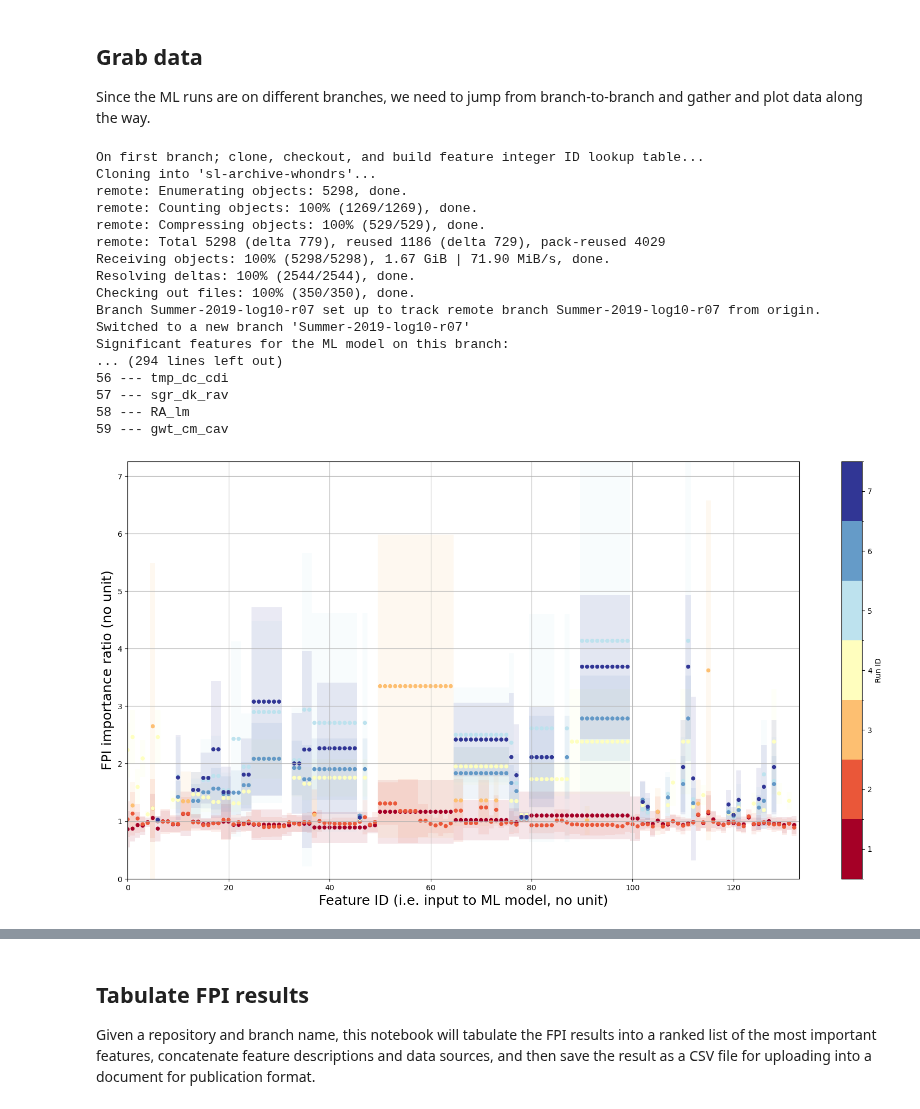
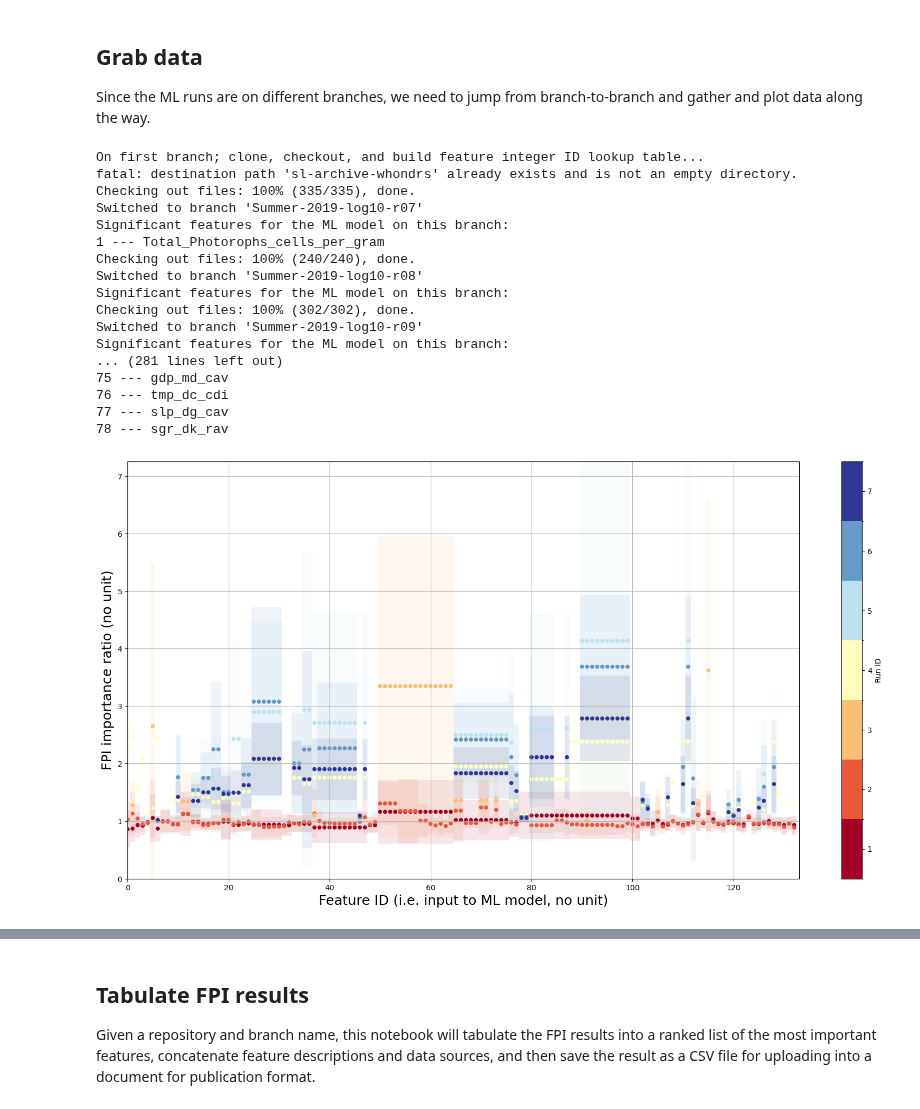
Before and after one commit to parallelworks/sl-archive-whondrs, a Jupyter notebook: examples/fig04-05-06-ML-results.ipynb, the cells around one changed output, grey strips where cells are left out. Cells and saved outputs as stored; diff of their text form; code cells hidden in the pictures.

```diff
--- a/examples/fig04-05-06-ML-results.ipynb
+++ b/examples/fig04-05-06-ML-results.ipynb
@@ -102,8 +100,8 @@ list_branches = [
     'Summer-2019-log10-r09',
     'S19S-SSS-log10-r02',
     'S19S-SSS-log10-extrap-r01',
+    'S19S-SSS-log10-extrap-r02',
     'S19S-SSS-nolog-extrap-r01',
-    'S19S-SSS-log10-extrap-r02'
 ]
 fpi_max = 0.0
 
@@ -313,49 +311,49 @@ for ll,branch in enumerate(list_branches):
         # First branch, create DF
     #    predict_all_hist = pd.DataFrame(
     #        ml_output_all_df['Normalized_Respiration_Rate_mg_DO_per_H_per_L_sediment'],
     #        columns=[branch])
     #else:
         # Subsequent branches, get a temporary data frame and append
     #    tmp_df = pd.DataFrame(
     #        ml_output_all_df['Normalized_Respiration_Rate_mg_DO_per_H_per_L_sediment'],
     #        columns=[branch])
     #    predict_all_hist.append([predict_all_hist,tmp_df],ignore_index=True)
 
 # Done with looping over branches
 
 # Scatter color plot the means
 # Note that I need to scale the color data manually so it matches
 # the colormap I set above.
 ax.scatter(scatter_id,scatter_mean,s=scatter_size,c=cmap((np.array(scatter_color, dtype='float32') - 1)/(len(list_branches) - 1)))
 
 ax.grid()
 
 plt.xlim(0,len(feature_id_name_dict))
 plt.ylim(0,fpi_max)
 
 plt.xlabel('Feature ID (i.e. input to ML model, no unit)', fontsize=18)
 plt.ylabel('FPI importance ratio (no unit)', fontsize=18)
 
 plt.savefig('fig06-FPI-summary.pdf')
 # %% [output]
 On first branch; clone, checkout, and build feature integer ID lookup table...
-Cloning into 'sl-archive-whondrs'...
-remote: Enumerating objects: 5298, done.
-remote: Counting objects: 100% (1269/1269), done.
-remote: Compressing objects: 100% (529/529), done.
-remote: Total 5298 (delta 779), reused 1186 (delta 729), pack-reused 4029
-Receiving objects: 100% (5298/5298), 1.67 GiB | 71.90 MiB/s, done.
-Resolving deltas: 100% (2544/2544), done.
-Checking out files: 100% (350/350), done.
-Branch Summer-2019-log10-r07 set up to track remote branch Summer-2019-log10-r07 from origin.
-Switched to a new branch 'Summer-2019-log10-r07'
+fatal: destination path 'sl-archive-whondrs' already exists and is not an empty directory.
+Checking out files: 100% (335/335), done.
+Switched to branch 'Summer-2019-log10-r07'
 Significant features for the ML model on this branch:
-... (294 lines left out)
-56 --- tmp_dc_cdi
-57 --- sgr_dk_rav
-58 --- RA_lm
-59 --- gwt_cm_cav
+1 --- Total_Photorophs_cells_per_gram
+Checking out files: 100% (240/240), done.
+Switched to branch 'Summer-2019-log10-r08'
+Significant features for the ML model on this branch:
+Checking out files: 100% (302/302), done.
+Switched to branch 'Summer-2019-log10-r09'
+Significant features for the ML model on this branch:
+... (281 lines left out)
+75 --- gdp_md_cav
+76 --- tmp_dc_cdi
+77 --- slp_dg_cav
+78 --- sgr_dk_rav
-[figure, old version]
+[figure, new version]
 # %%
 # Set up side-by-side plot
 fig, (ax0, ax1)  = plt.subplots(2,1,figsize=(20,10))
```
Also changed, not shown: parts of 6 cells of this notebook, 7 other files.
